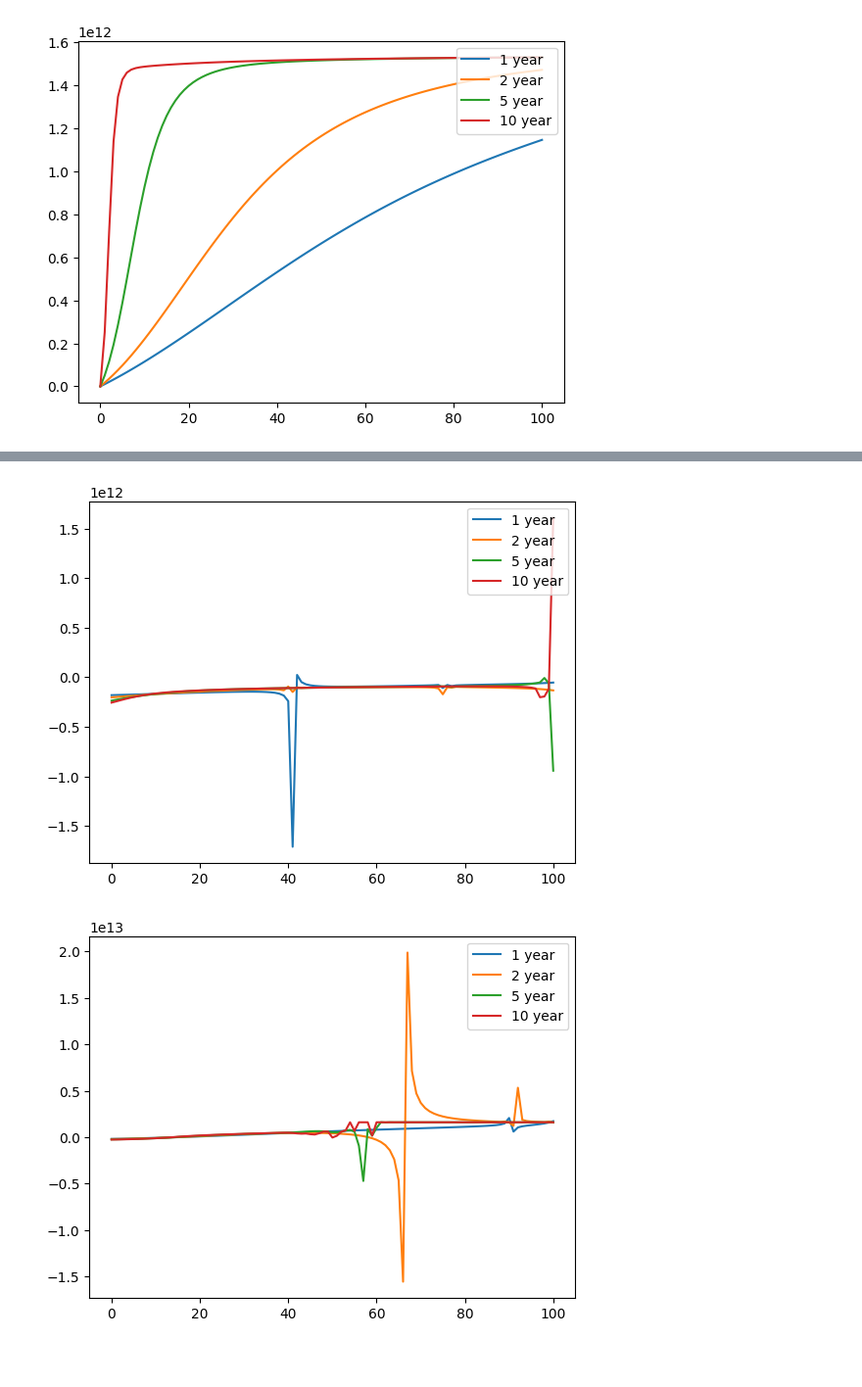
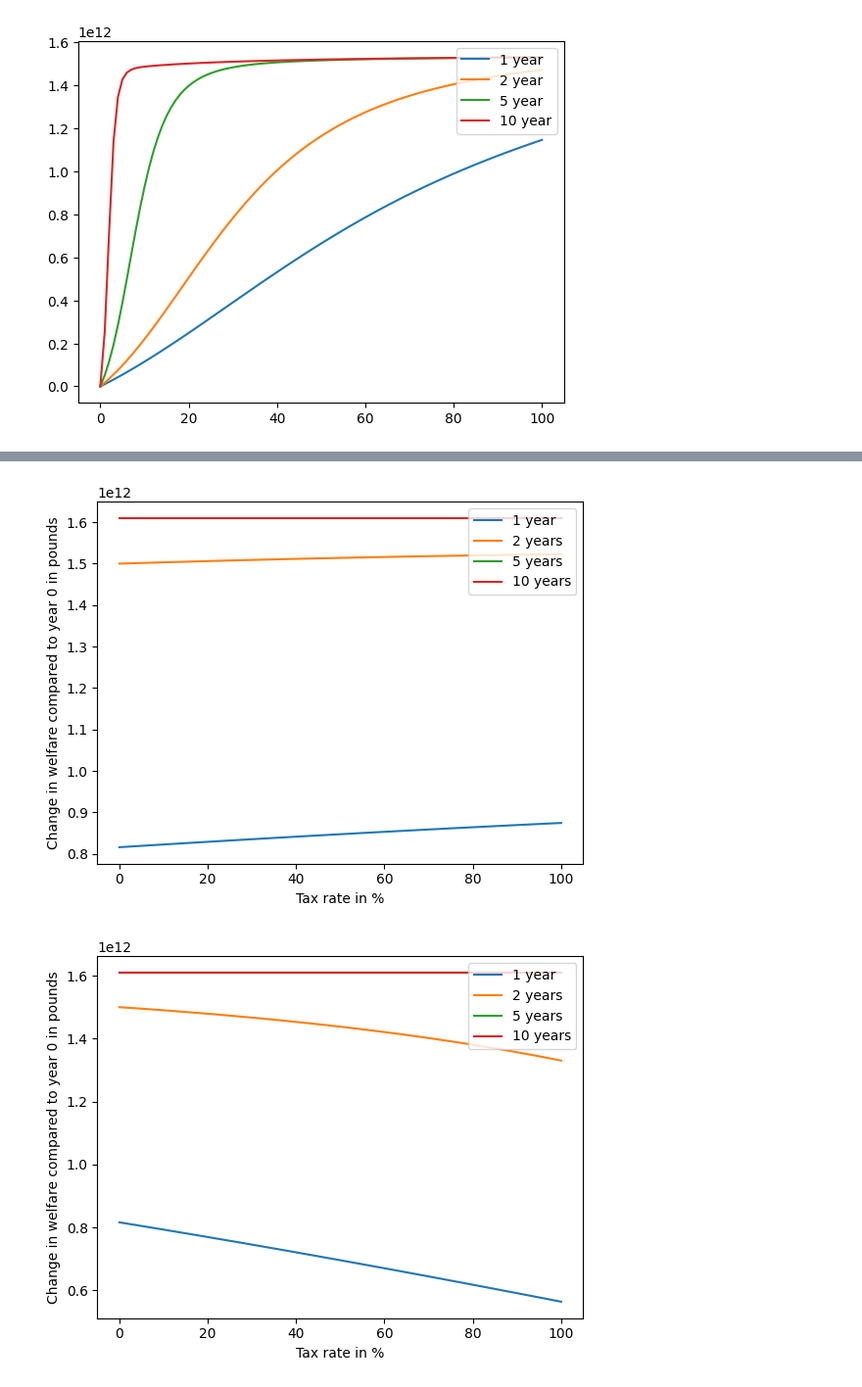
Before and after one commit to NicK4rT/UST, a Jupyter notebook: Code/Transfer_model.ipynb, the cells around one changed output, grey strips where cells are left out. Shown: that part at 98% size. Drawn from its saved outputs; the diff is of its cells as text; code cells hidden in the pictures; blank space fills up the shorter version.

```diff
--- a/Code/Transfer_model.ipynb
+++ b/Code/Transfer_model.ipynb
@@ -228,7 +298,7 @@ def risk_pc(population):
     return agg_risk/population
 
 def v_func(wages, transfers, risk_p_capita, population_density):
-    return base_data["b_i"] * (wages + transfers - (0.0014 * population_density + 7.0373) * wages / 20) / risk_p_capita
+    return base_data["b_i"] * (wages + transfers - (0.0014 * population_density + 7.0373) * wages) / 30 / risk_p_capita
     # Here, i devided the housing prices by 20 as it is a usual time to recoup investment in rentals or loan time for homeowners
 
 def Pi_func(v):
@@ -313,14 +383,16 @@ for i in range(101):
     welfare10.append(transfer_calculator(10,i/100)[10])
 
 plt.plot(percentage, welfare1, label = "1 year")
-plt.plot(percentage, welfare2, label = "2 year")
-plt.plot(percentage, welfare5, label = "5 year")
-plt.plot(percentage, welfare10, label = "10 year")
+plt.plot(percentage, welfare2, label = "2 years")
+plt.plot(percentage, welfare5, label = "5 years")
+plt.plot(percentage, welfare10, label = "10 years")
+plt.xlabel("Tax rate in %")
+plt.ylabel("Change in welfare compared to year 0 in pounds")
 plt.legend(loc="upper right")
 #plt.ylim([0,2.5e12])
 plt.show()
 # %% [output]
-[figure, old version]
+[figure, new version]
 # %%
 ### NEU second schedule
 
@@ -351,7 +423,7 @@ def transfer_calculator(step, taxes):
     pop_dens_list[0] = pop_dens_0
     wage_list[0] = wage_0
     risk_list[0] = risk_0
-    transfer = taxes * sum(wage_list[0]) * normalizer(base_data["pop"])- taxes * wage_list[0]
+    transfer = taxes * sum(wage_list[0]) * normalizer(base_data["pop"]) - taxes * wage_list[0]
     v_list[0] = v_func(wage_0, transfer, risk_0, pop_dens_0)
     pi_list[0] = Pi_func(v_list[0])
     h_list[0] = H_func (pi_list[0])
@@ -362,37 +434,39 @@ def transfer_calculator(step, taxes):
         pop_dens_list[i] = pop_dens_func(h_list[i-1])
         wage_list[i] = wage_func(pop_dens_list[i])
         risk_list[i] = risk_pc(h_list[i-1])
         transfer = taxes * sum(wage_list[i]) * normalizer(h_list[i-1]) - taxes * wage_list[i]
         v_list[i] = v_func(wage_list[i], transfer, risk_list[i],pop_dens_list[i])
         pi_list[i] = Pi_func(v_list[i])
         h_list[i] = H_func (pi_list[i])
         a_list[i] = A_func(h_list[i])
         welf_list[i] = welfare_func(a_list[i])
 
     return welf_list
 
 
 percentage = []
 welfare1t2 = []
 welfare2t2 = []
 welfare5t2 = []
 welfare10t2 = []
 
 for i in range(101):
     percentage.append(i)
     welfare1t2.append(transfer_calculator(1,i/100)[1])
     welfare2t2.append(transfer_calculator(2,i/100)[2])
     welfare5t2.append(transfer_calculator(5,i/100)[5])
     welfare10t2.append(transfer_calculator(10,i/100)[10])
 
 plt.plot(percentage, welfare1t2, label = "1 year")
-plt.plot(percentage, welfare2t2, label = "2 year")
-plt.plot(percentage, welfare5t2, label = "5 year")
-plt.plot(percentage, welfare10t2, label = "10 year")
+plt.plot(percentage, welfare2t2, label = "2 years")
+plt.plot(percentage, welfare5t2, label = "5 years")
+plt.plot(percentage, welfare10t2, label = "10 years")
 plt.legend(loc="upper right")
+plt.xlabel("Tax rate in %")
+plt.ylabel("Change in welfare compared to year 0 in pounds")
 plt.show()
 # %% [output]
-[figure, old version]
+[figure, new version]
 # %%
 ### NEW TOTAL
 
```
Also changed, not shown: parts of 4 cells of this notebook.
